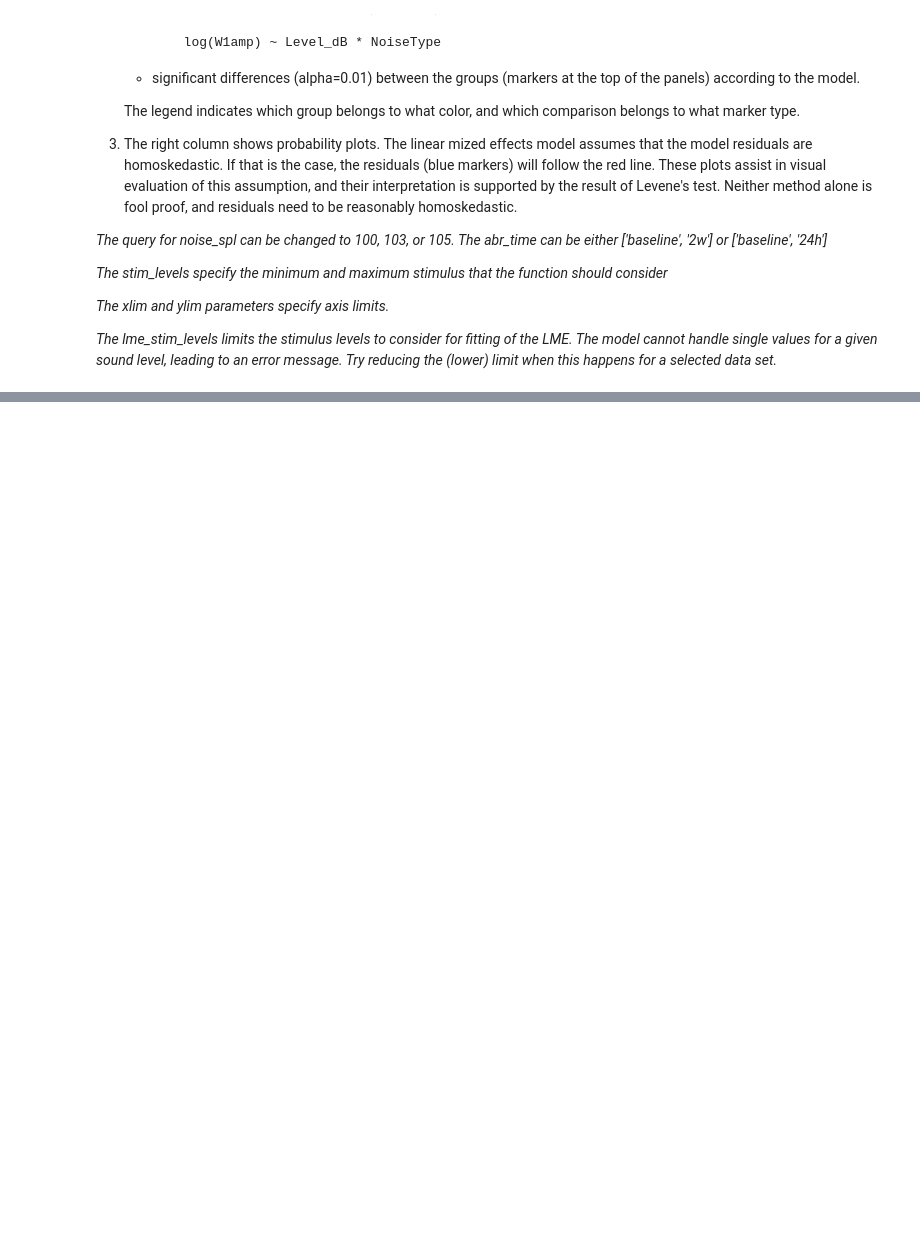
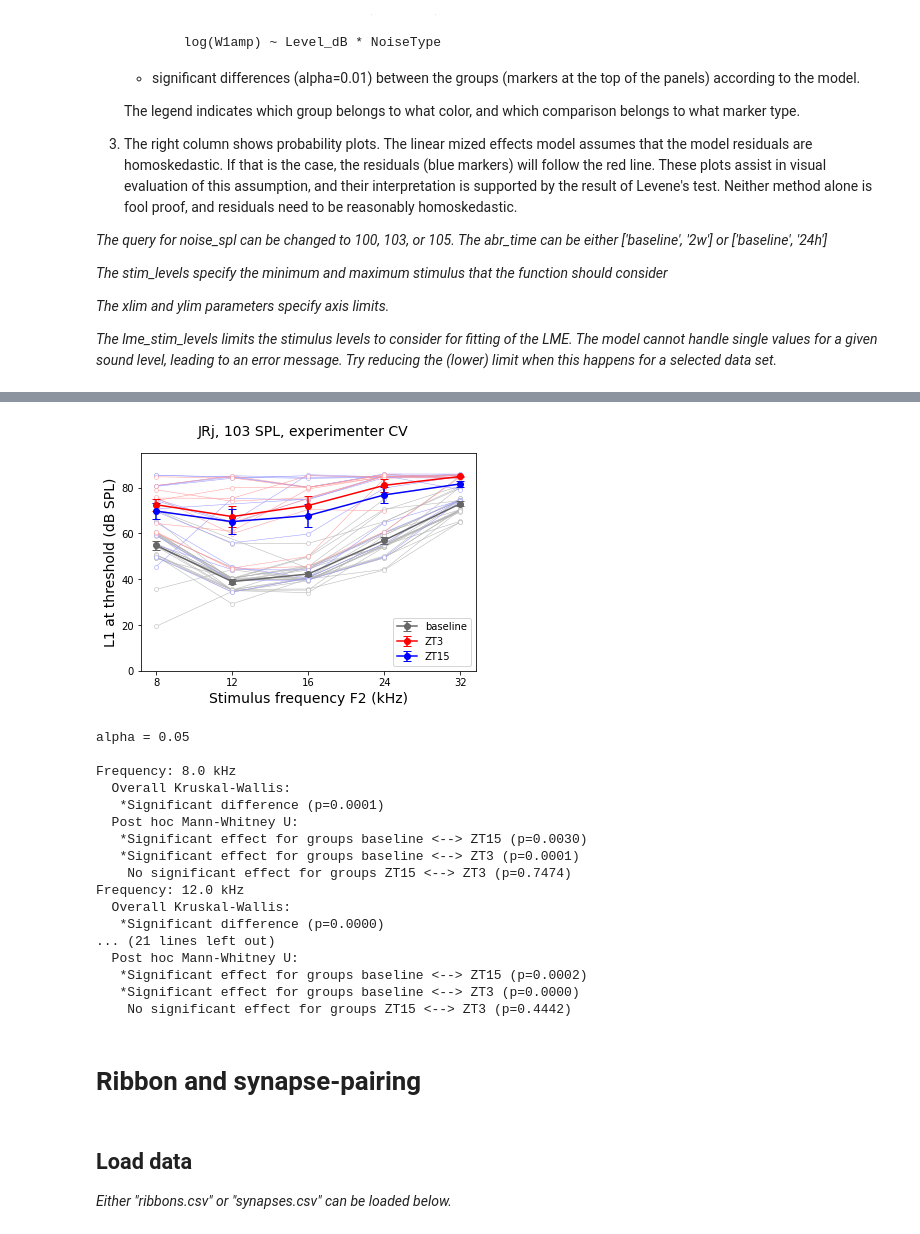
Before and after one commit to cverst/differential_effects_substrains, a Jupyter notebook: Visualization_and_statistics.ipynb, the cells around one changed output, grey strips where cells are left out. Drawn from its saved outputs; the diff is of its cells as text; code cells hidden in the pictures; blank space fills up the shorter version.

```diff
--- a/Visualization_and_statistics.ipynb
+++ b/Visualization_and_statistics.ipynb
@@ -134,0 +138,3 @@ Running LME for 32000 kHz
+# %%
+data_file_path_dp = os.path.join(os.getcwd(), "data", "preprocessed", "DP_JRj_prep.csv")
+df_dp = pd.read_csv(data_file_path_dp)
@@ -134,0 +165,28 @@ Running LME for 32000 kHz
+# %%
+small_df = df_dp.query("noise_spl==103 & abr_time in ['baseline', '2w']")
+dp_threshold(small_df, ylim=[0, 95])
+# %% [output]
+[figure, added]
+alpha = 0.05
+
+Frequency: 8.0 kHz
+  Overall Kruskal-Wallis:
+   *Significant difference (p=0.0001)
+  Post hoc Mann-Whitney U:
+   *Significant effect for groups baseline <--> ZT15 (p=0.0030)
+   *Significant effect for groups baseline <--> ZT3 (p=0.0001)
+    No significant effect for groups ZT15 <--> ZT3 (p=0.7474)
+Frequency: 12.0 kHz
+  Overall Kruskal-Wallis:
+   *Significant difference (p=0.0000)
+... (21 lines left out)
+  Post hoc Mann-Whitney U:
+   *Significant effect for groups baseline <--> ZT15 (p=0.0002)
+   *Significant effect for groups baseline <--> ZT3 (p=0.0000)
+    No significant effect for groups ZT15 <--> ZT3 (p=0.4442)
+# %% [markdown]
+# Ribbon and synapse-pairing
+# %% [markdown]
+## Load data
+
+*Either "ribbons.csv" or "synapses.csv" can be loaded below.*
```
Also changed, not shown: parts of 17 cells of this notebook, 21 other files.
